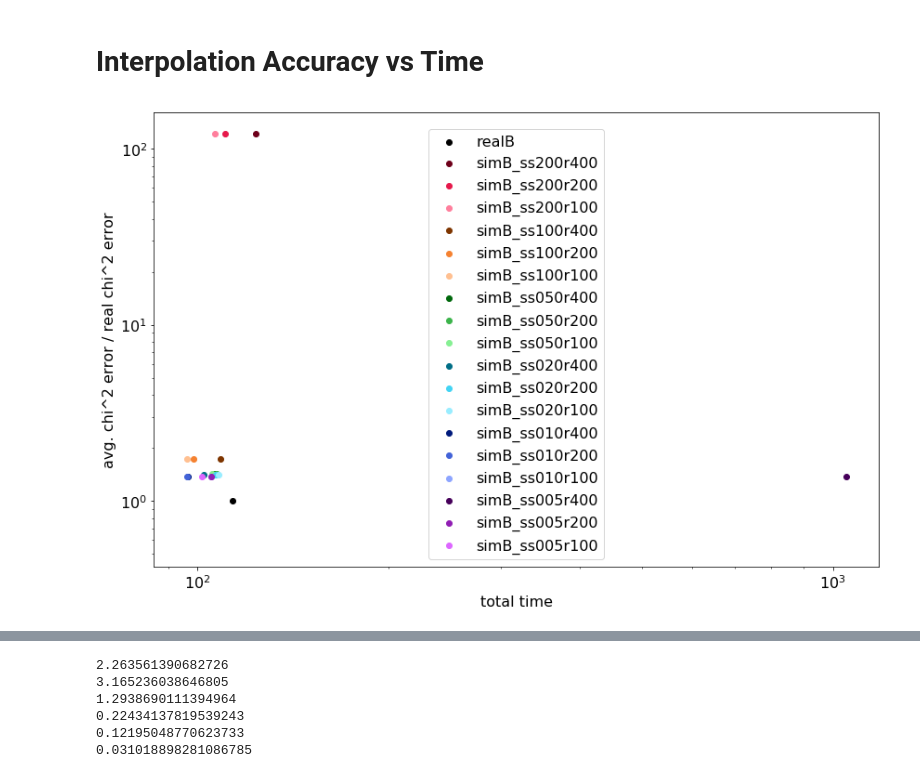
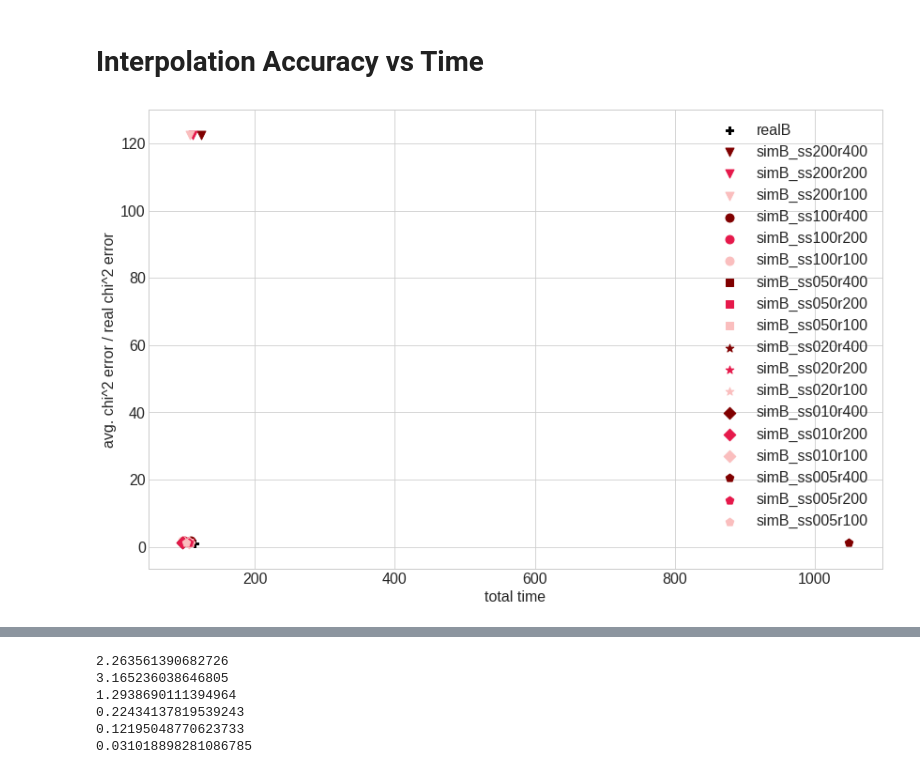
Before and after one commit to bleaktwig/clas12-data-and-tests, a Jupyter notebook: bfield_plots.ipynb, the cells around one changed output, grey strips where cells are left out. Drawn from its saved outputs; the diff is of its cells as text; code cells hidden in the pictures.

```diff
--- a/bfield_plots.ipynb
+++ b/bfield_plots.ipynb
@@ -10,6 +10,7 @@ from ipywidgets import interact
 
 np.set_printoptions(formatter={'float': '{: 0.5f}'.format}, suppress = True)
 matplotlib.rcParams.update({'font.size': 16})
+plt.style.use('seaborn-whitegrid')
 
 # ==- PLOT PARAMETERS -=============================================================================
 loglogalpha = 0.70
@@ -135,7 +136,7 @@ def remove_outliers(x, outlier_constant):
 mdir        = "data/bfield_tests/"
 labels      = ["real B",  "ss=100",    "ss=50",     "ss=20",     "ss=10",     "ss=5"     ]
 dirs        = ["real_B/", "sim_B100/", "sim_B050/", "sim_B020/", "sim_B010/", "sim_B005/"]
-h_labels    = ["real B",  "5 iters",   "10 iters",  "15 iters",  "20 iters"]
+h_labels    = ["real B",  "5 iterations",   "10 iterations",  "15 iterations",  "20 iterations"]
 h_dirs      = ["simB_i00/","simB_i05/", "simB_i10/", "simB_i15/", "simB_i20/"]
 e_dir       = "error/"
 e_file1     = ["real", "intp"]
@@ -353,40 +430,41 @@ plt.show()
 # %% [markdown]
 # Interpolation Accuracy vs Time
 # %%
-colors         = ["#000000", "#6e001a", "#e6194b", "#ff7f9d", "#7e3500", "#f58231", "#ffc091", "#00680c",
-                  "#3cb44b", "#86f093", "#006e86", "#42d4f4", "#99edff", "#001a7c", "#4363d8", "#8da5ff",
-                  "#46005a", "#911eb4", "#dd67ff"]
-names          = ["realB",          "simB_ss200r400", "simB_ss200r200", "simB_ss200r100",
-                  "simB_ss100r400", "simB_ss100r200", "simB_ss100r100", "simB_ss050r400",
-                  "simB_ss050r200", "simB_ss050r100", "simB_ss020r400", "simB_ss020r200",
-                  "simB_ss020r100", "simB_ss010r400", "simB_ss010r200", "simB_ss010r100",
-                  "simB_ss005r400", "simB_ss005r200", "simB_ss005r100"]
-avg_fchi2      = [1.,                 122.59054174746021, 122.59054174746021, 122.59054174746021,
-                  1.7330013222060718, 1.7330013222060718, 1.7330013222060718, 1.4190169657940002,
-                  1.4190169657940002, 1.4190169657940002, 1.4136513546121674, 1.4136513546121674,
-                  1.4136513546121674, 1.3822203302209861, 1.3822203302209861, 1.3822203302209861,
-                  1.3829756488152811, 1.3829756488152811, 1.3829756488152811]
-total_time     = [113.63, 123.74, 110.53, 106.63, 108.56,  98.61,  96.31, 106.13, 107.14, 105.30,
-                  102.24, 106.97, 107.85,  96.78,  96.30, 105.28,1048.30, 105.20, 101.79]
+colors = [c_bla, c_mar, c_red, c_pin, c_mar, c_red, c_pin, c_mar, c_red, c_pin,
+          c_mar, c_red, c_pin, c_mar, c_red, c_pin, c_mar, c_red, c_pin]
+markers = ["P",   "v",   "v",   "v",   "o",   "o",   "o",   "s",   "s",   "s",
+           "*",   "*",   "*",   "D",   "D",   "D",   "p",   "p",   "p"]
+names = ["realB",          "simB_ss200r400", "simB_ss200r200", "simB_ss200r100",
+         "simB_ss100r400", "simB_ss100r200", "simB_ss100r100", "simB_ss050r400",
+         "simB_ss050r200", "simB_ss050r100", "simB_ss020r400", "simB_ss020r200",
+         "simB_ss020r100", "simB_ss010r400", "simB_ss010r200", "simB_ss010r100",
+         "simB_ss005r400", "simB_ss005r200", "simB_ss005r100"]
+avg_fchi2 = [1.,                 122.59054174746021, 122.59054174746021, 122.59054174746021,
+             1.7330013222060718, 1.7330013222060718, 1.7330013222060718, 1.4190169657940002,
+             1.4190169657940002, 1.4190169657940002, 1.4136513546121674, 1.4136513546121674,
+             1.4136513546121674, 1.3822203302209861, 1.3822203302209861, 1.3822203302209861,
+             1.3829756488152811, 1.3829756488152811, 1.3829756488152811]
+total_time = [113.63, 123.74, 110.53, 106.63, 108.56,  98.61,  96.31, 106.13, 107.14, 105.30,
+              102.24, 106.97, 107.85,  96.78,  96.30, 105.28,1048.30, 105.20, 101.79]
 tracks_dropped = [126,  2,  0, 88, 26, 27, 66, 99, 98,127, 71, 68, 79, 63, 70, 75, 80, 71, 90]
 # %%
-def scatter_plot(ttime, fchi2, colors, labels):
+def scatter_plot(ttime, fchi2, colors, markers, labels, scale="log"):
     fig, ax = plt.subplots()
     fig.set_size_inches((14,9))
 
     for i in range(len(names)):
-        ax.scatter(ttime[i], fchi2[i], c=colors[i], label=labels[i])
-    plt.xscale('log')
+        ax.scatter(ttime[i], fchi2[i], c=colors[i], s=80, label=labels[i], marker=markers[i])
+    plt.xscale(scale)
     plt.xlabel("total time")
-    plt.yscale('log')
+    plt.yscale(scale)
     plt.ylabel("avg. chi^2 error / real chi^2 error")
     plt.legend()
     plt.show()
 
     return
 # %%
-scatter_plot(total_time, avg_fchi2, colors, names)
+scatter_plot(total_time, avg_fchi2, colors, markers, names, "linear")
 # %% [output]
-[figure, old version]
+[figure, new version]
 # %%
 remove = [16, 3, 2, 1]
```
Also changed, not shown: parts of 10 cells of this notebook, 20 other files.
